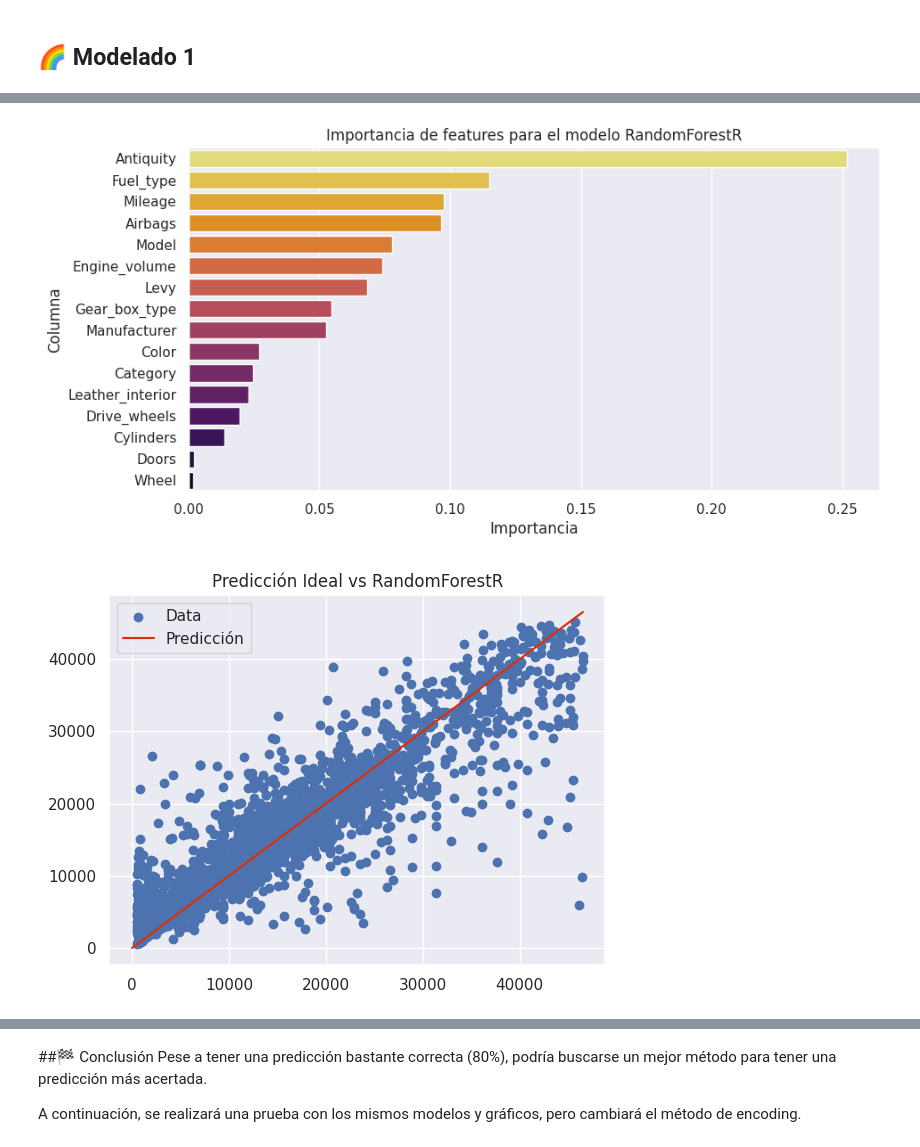
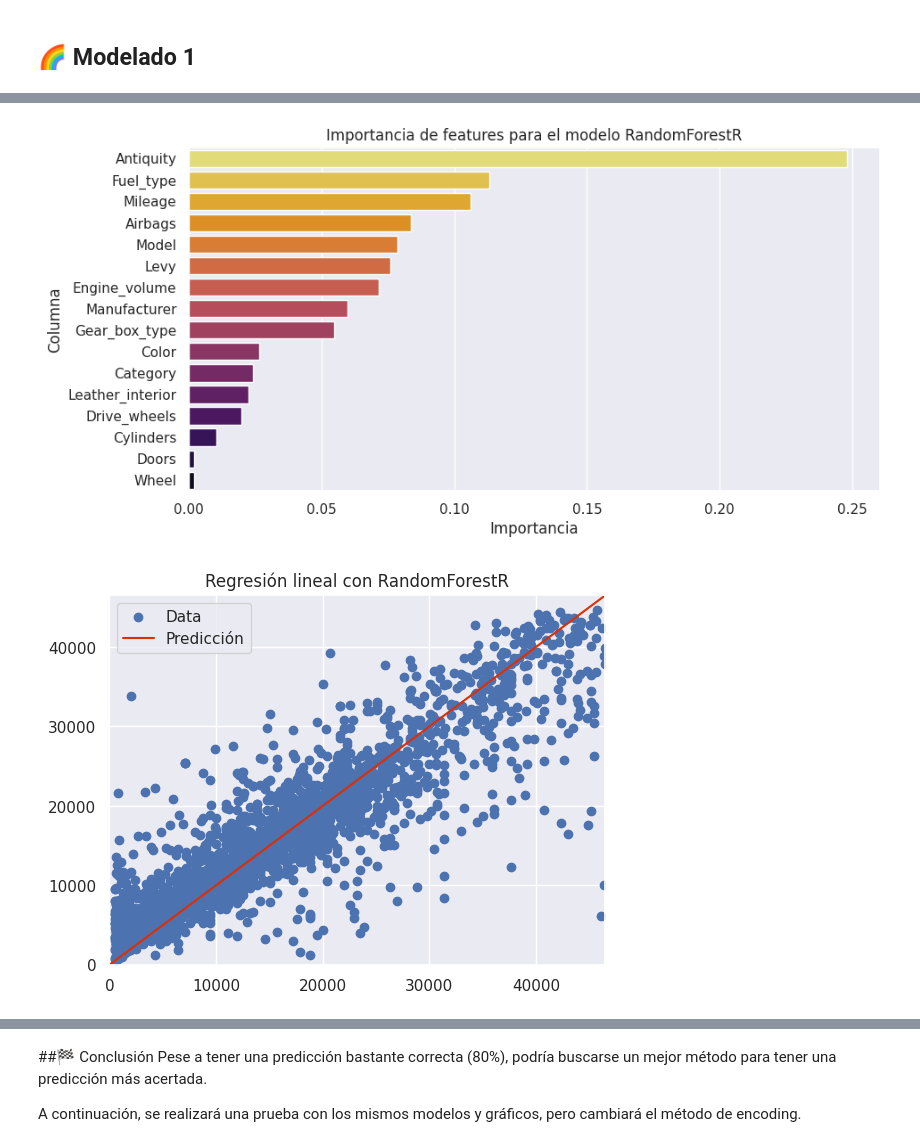
Before and after one commit to JotaLeutgeb/proyectofinalDS1, a Jupyter notebook: Car_Prediction/Main.ipynb, the cells around one changed output, grey strips where cells are left out. Saved outputs shown, nothing was run; the diff lists cells and outputs as text; code cells hidden in the pictures.

```diff
--- a/Car_Prediction/Main.ipynb
+++ b/Car_Prediction/Main.ipynb
@@ -485,5 +488,5 @@ df[(df['Airbags'] == 0) & (df['Prod_year'] >= 1998)]['Airbags'].count()
  1. Reemplazar los Airbags por 2
 # %%
 # Los que sean ceros, e inferiores a 1998, se reemplazarán por 2 que es el mínimo reglamentario
-df.loc[(df['Airbags'] == 0) & (df['Prod_year'] >= 1998), 'Airbags'] = 2
+#df.loc[(df['Airbags'] == 0) & (df['Prod_year'] >= 1998), 'Airbags'] = 2
 # %% [markdown]
@@ -1054,27 +1058,29 @@ plt.xlabel('Importancia')
 plt.ylabel('Columna')
 plt.show()
 # %% [output]
-[figure, old version]
+[figure, new version]
 # %%
 plt.scatter(y_test, y_pred, color='b', label='Data')
 
 
 #Guardamos el valoor más alto entre las predicciones y los datos reales
 max_value = max(np.max(y_test), np.max(y_pred))
 
 nombre_mejor_modelo = resultados_modelos.loc[resultados_modelos['R2'].idxmax(), 'Algoritmo']
 
 #Plotamos la línea de predicción desde 0 hasta el valor máximo
 plt.plot([0, max_value], [0, max_value], color='#de2e03', label='Predicción')
 
+
 #Estética
-plt.title(f'Predicción Ideal vs {nombre_mejor_modelo}')
+plt.title(f'Regresión lineal con {nombre_mejor_modelo}')
+plt.margins( x=0, y=0, tight=True)
 
 plt.legend()
 
 plt.show()
 # %% [output]
-[figure, old version]
+[figure, new version]
 # %%
 
 # Creamos un DataFrame para la comparación entre la predicción con los datos reales
```
Also changed, not shown: parts of 26 cells of this notebook.
